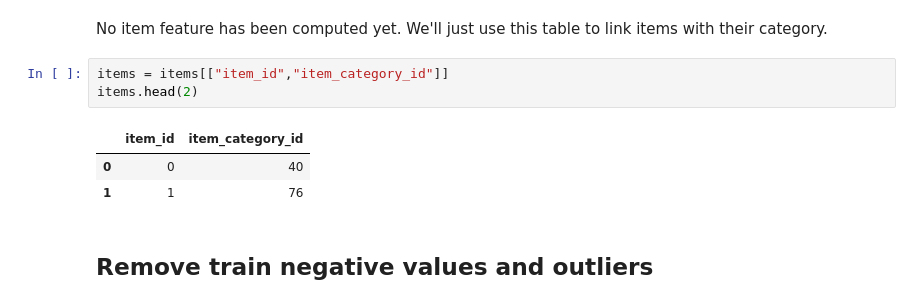
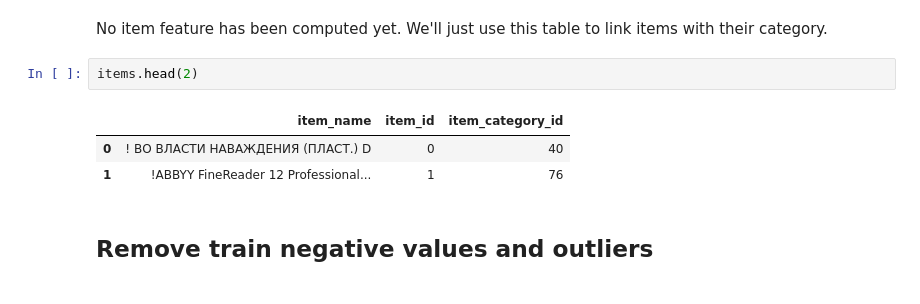
Before and after one commit to RobBlanchard/kaggle-predict-sales, a Jupyter notebook: XGBoost - 2.ipynb, the cells around one changed output. Saved outputs shown, nothing was run; the diff lists cells and outputs as text.

```diff
--- a/XGBoost - 2.ipynb
+++ b/XGBoost - 2.ipynb
@@ -95,12 +97,11 @@ shops.head(2)
 # %% [markdown]
 No item feature has been computed yet. We'll just use this table to link items with their category.
 # %%
-items = items[["item_id","item_category_id"]]
 items.head(2)
 # %% [output]
-|  | item_id | item_category_id |
-| 0 | 0 | 40 |
-| 1 | 1 | 76 |
+|  | item_name | item_id | item_category_id |
+| 0 | ! ВО ВЛАСТИ НАВАЖДЕНИЯ (ПЛАСТ.) D | 0 | 40 |
+| 1 | !ABBYY FineReader 12 Professional... | 1 | 76 |
 # %% [markdown]
 ## Remove train negative values and outliers
 # %%
```
Also changed, not shown: parts of 18 cells of this notebook.
